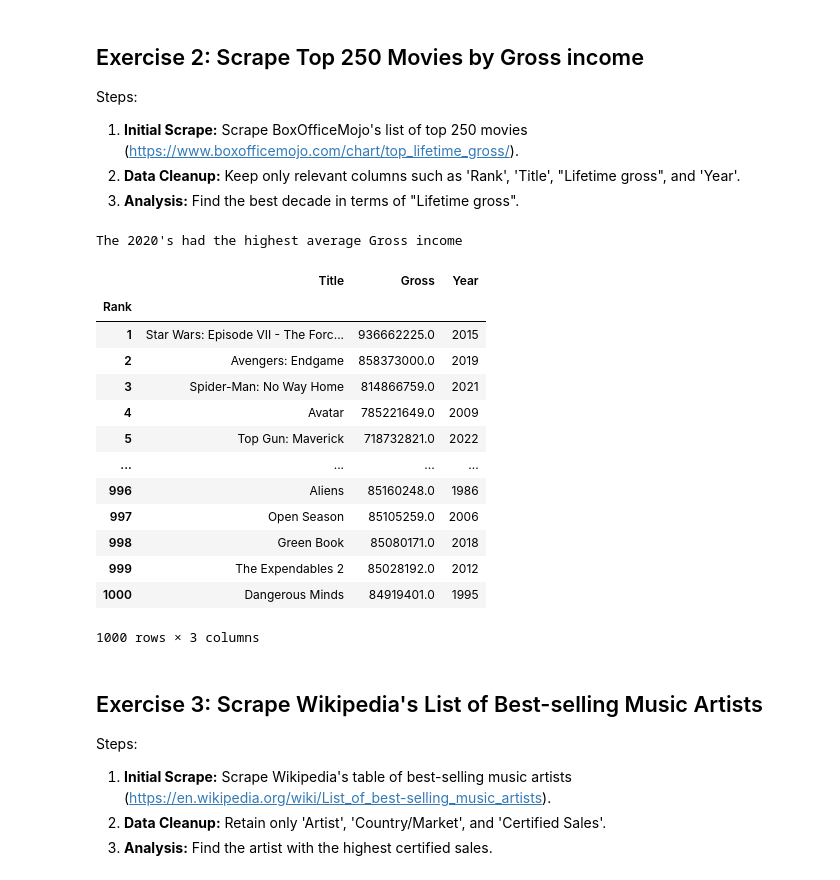
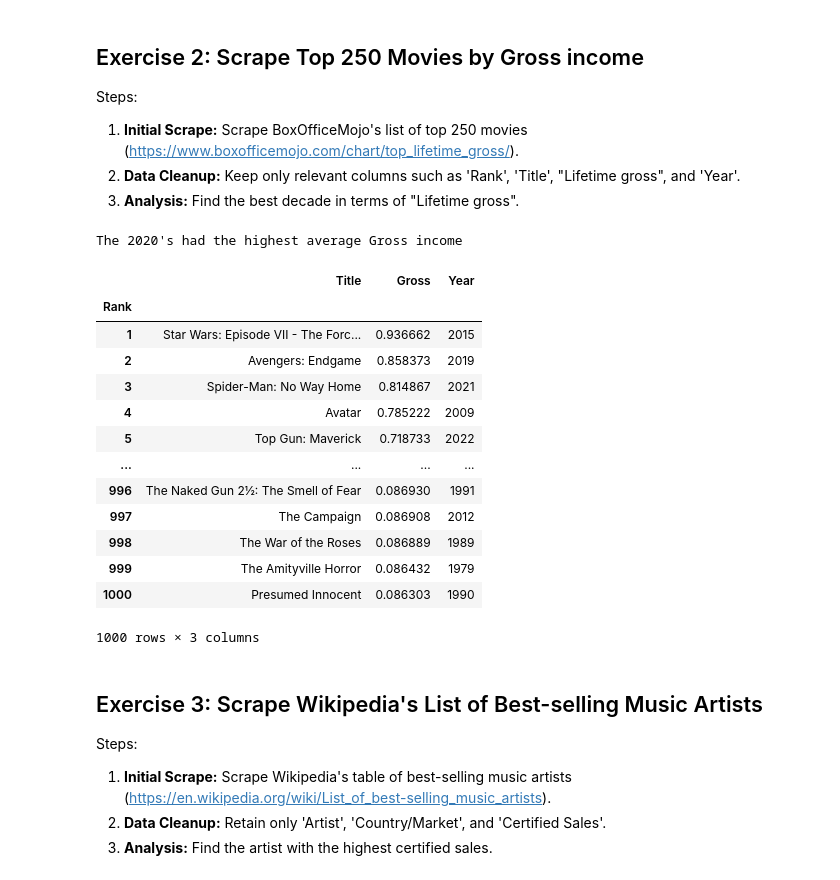
Before and after one commit to BI-DS/GRA4157, a Jupyter notebook: lectures/05-web-scraping/exercises/05-web-scraping-exercises-suggested-solution.ipynb, the cells around one changed output. Drawn from its saved outputs; the diff is of its cells as text; code cells hidden in the pictures.

```diff
--- a/lectures/05-web-scraping/exercises/05-web-scraping-exercises-suggested-solution.ipynb
+++ b/lectures/05-web-scraping/exercises/05-web-scraping-exercises-suggested-solution.ipynb
@@ -13,11 +13,13 @@ attrs = {
     "start": 0,
     "count": 100
 }
-url = "https://finance.yahoo.com/markets/stocks/gainers/"
-results = re.get(url, attrs)
+url = "https://finance.yahoo.com/markets/stocks/gainers/?guccounter=1&guce_referrer=aHR0cHM6Ly93d3cuZ29vZ2xlLmNvbS8&guce_referrer_sig=AQAAACvz6Ex45XoUQkTNdDAujGj-X1mDenZIQcqrx6vnpefvlJ9NoDdFaU1W6EO9SzM8m0aA1t7qTMhWSZq2zdbdGfRyC47dQXdu8ZG8IISgSgz6DXTsJe0Jrp3hGEKnAxOCDSjeey7roNKAj5L0UJ68arDOoeeI13BkNR2xMSggz88c"
+results = re.get(url)
 src = results.content
+print(src)
 document = BeautifulSoup(src, "lxml")
 tables = document.find_all("table")    # I verify that this has len(1)
+print(tables)
 table = tables[0]
 data = {"Symbol": [], "Company": [], "Price": []}
 rows = table.find_all("tr")
@@ -81,44 +87,45 @@ for i in range(5):
     results = re.get(url, params=attrs)
     src = results.content
     document = BeautifulSoup(src, "lxml")
     tables = document.find_all("table")
     table = tables[0]
     rows = table.find_all('tr')
     for row in rows[1:]:
         elements = [e.get_text() for e in row.find_all("td")]
         data["Title"].append(elements[1])
         income = elements[2]
         income = float(income.replace(",", "").replace("$", ""))
         data["Gross"].append(income)
         data["Year"].append(int(elements[3]))
 
 df = pd.DataFrame(data, index=pd.Index(range(1, len(data["Title"])+1), name="Rank"))
 decades = [1970 + 10*i for i in range(6)]
 average_gross = {}
 max_decade = 0
 for decade in decades:
     decade_df = df[(df["Year"] > decade)*(df["Year"] < decade + 10)]
     average_gross[decade] = decade_df["Gross"].mean()
     if average_gross[decade] > max_decade:
         max_decade = decade
 
 print(f"The {decade}'s had the highest average Gross income")
+df["Gross"] /= 1000000000
 df
 # %% [output]
 The 2020's had the highest average Gross income
 |  | Title | Gross | Year |
 | Rank |  |  |  |
-| 1 | Star Wars: Episode VII - The Forc... | 936662225.0 | 2015 |
-| 2 | Avengers: Endgame | 858373000.0 | 2019 |
-| 3 | Spider-Man: No Way Home | 814866759.0 | 2021 |
-| 4 | Avatar | 785221649.0 | 2009 |
-| 5 | Top Gun: Maverick | 718732821.0 | 2022 |
+| 1 | Star Wars: Episode VII - The Forc... | 0.936662 | 2015 |
+| 2 | Avengers: Endgame | 0.858373 | 2019 |
+| 3 | Spider-Man: No Way Home | 0.814867 | 2021 |
+| 4 | Avatar | 0.785222 | 2009 |
+| 5 | Top Gun: Maverick | 0.718733 | 2022 |
 | ... | ... | ... | ... |
-| 996 | Aliens | 85160248.0 | 1986 |
-| 997 | Open Season | 85105259.0 | 2006 |
-| 998 | Green Book | 85080171.0 | 2018 |
-| 999 | The Expendables 2 | 85028192.0 | 2012 |
-| 1000 | Dangerous Minds | 84919401.0 | 1995 |
+| 996 | The Naked Gun 2½: The Smell of Fear | 0.086930 | 1991 |
+| 997 | The Campaign | 0.086908 | 2012 |
+| 998 | The War of the Roses | 0.086889 | 1989 |
+| 999 | The Amityville Horror | 0.086432 | 1979 |
+| 1000 | Presumed Innocent | 0.086303 | 1990 |
 1000 rows × 3 columns
 # %% [markdown]
 ## Exercise 3: Scrape Wikipedia's List of Best-selling Music Artists
```
Also changed, not shown: parts of 6 cells of this notebook, 1 other file.
